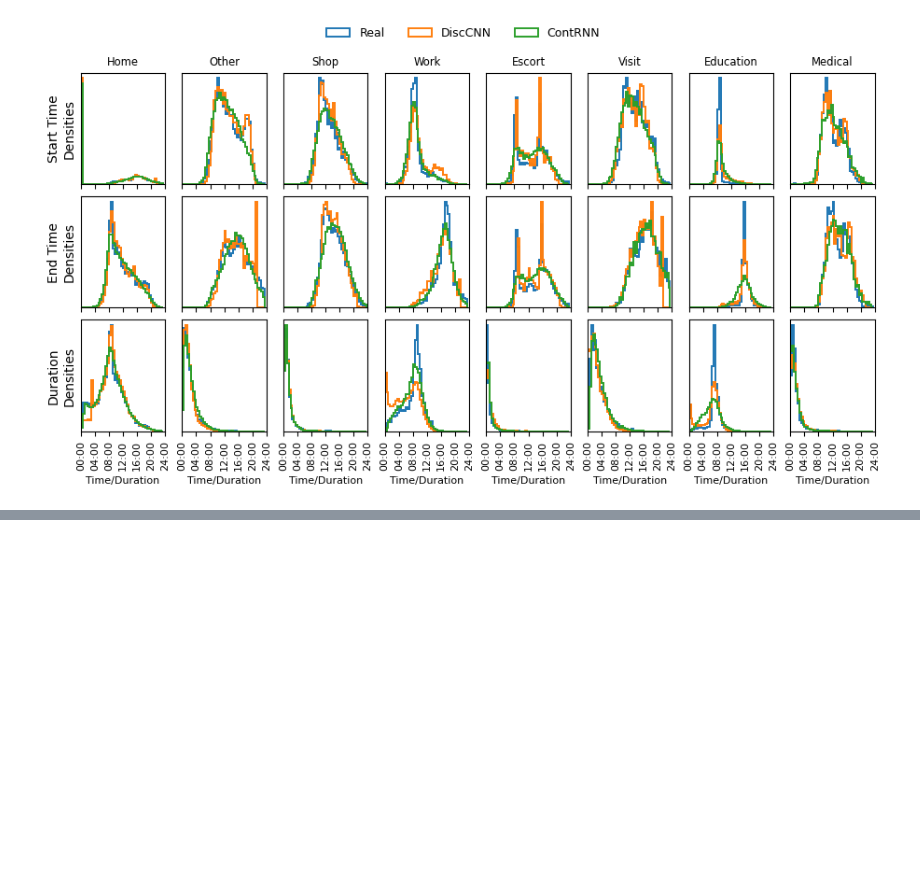
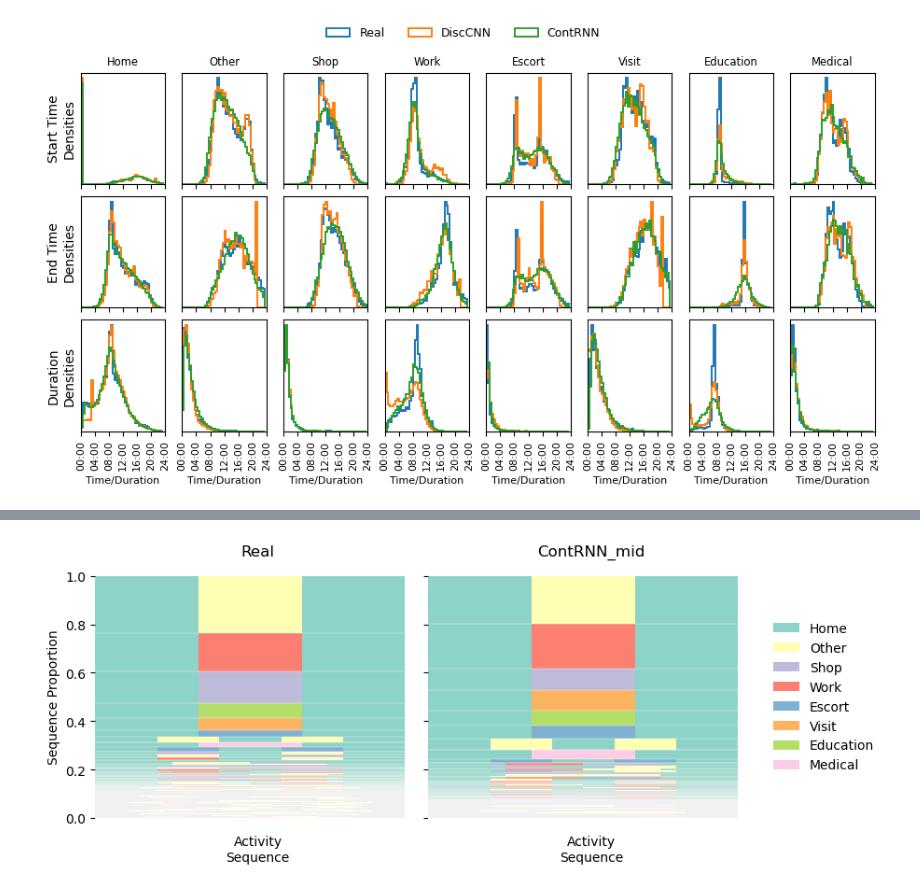
Before and after one commit to big-ucl/caveat, a Jupyter notebook: analysis/vae_paper.ipynb, the cells around one changed output, grey strips where cells are left out. Saved outputs shown, nothing was run; the diff lists cells and outputs as text; code cells hidden in the pictures; blank space fills up the shorter version.

```diff
--- a/analysis/vae_paper.ipynb
+++ b/analysis/vae_paper.ipynb
@@ -675,0 +822,10 @@ for n, p in batch_paths.items():
+# %%
+fig = sequence_prob_plot(
+    covid_target_schedules,
+    covid_scenario,
+    cmap=cmap,
+    figsize=(9, 3.5),
+    observed_title="Real",
+)
+# %% [output]
+[figure, added]
```
Also changed, not shown: parts of 17 cells of this notebook, 9 other files.
